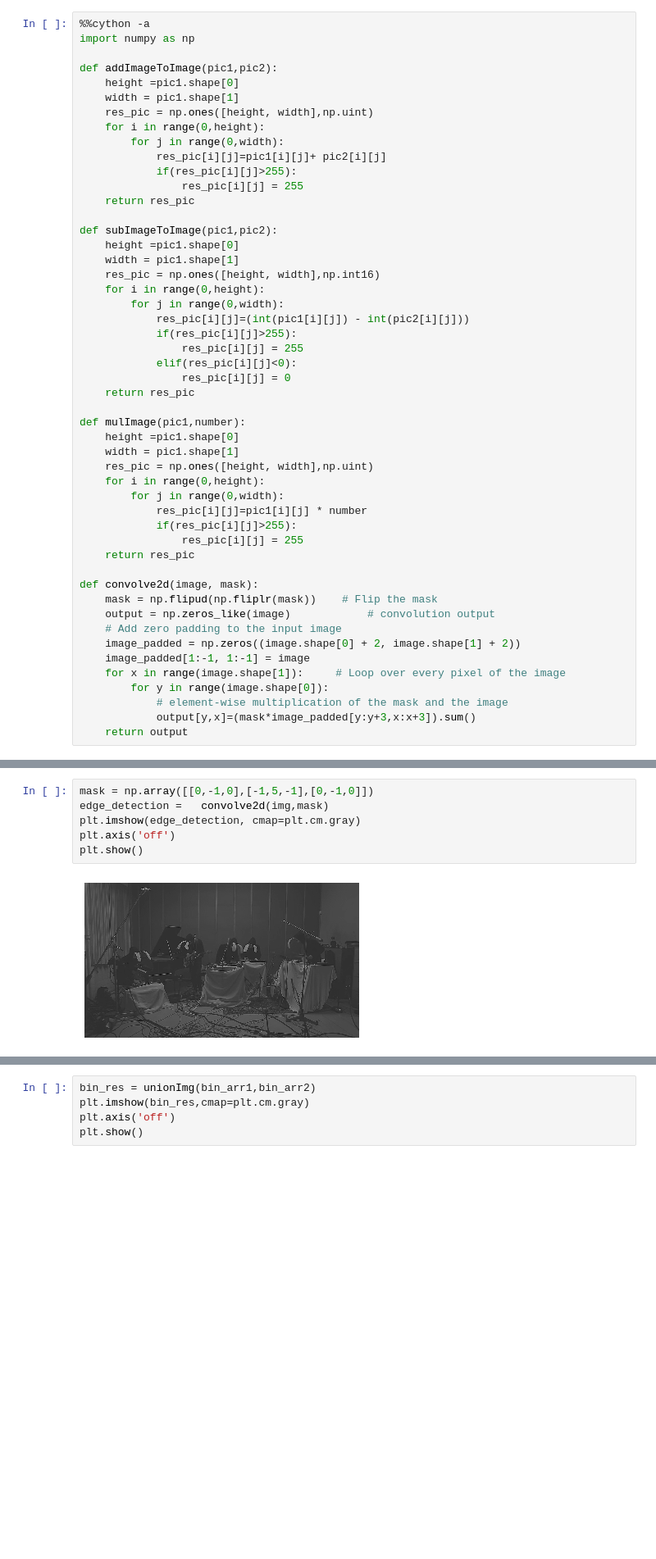
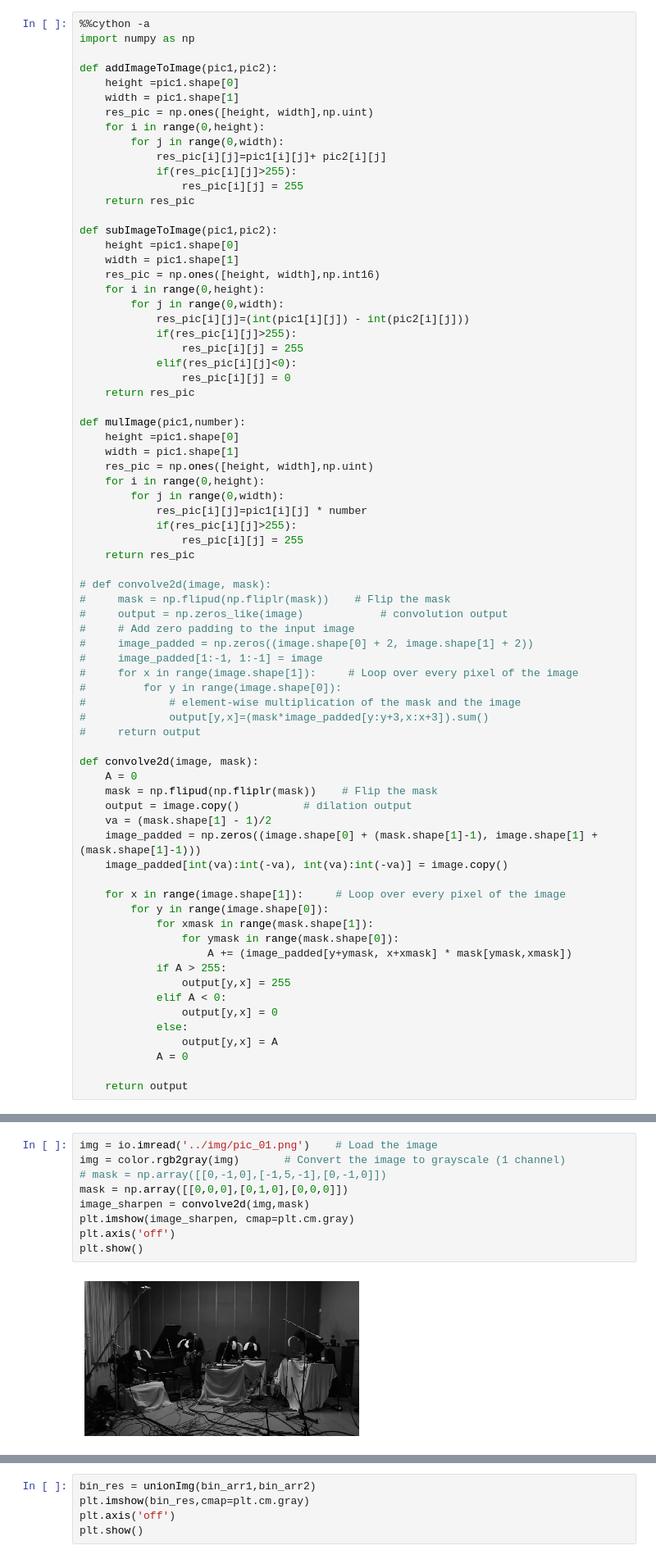
Before and after one commit to Izaird/Image-analisys, a Jupyter notebook: Practicas/Practica_03/IA_03_2012010743_MDIA.ipynb, the cells around one changed output, grey strips where cells are left out. Shown at 82% size. Cells and saved outputs as stored; diff of their text form; blank space fills up the shorter version.

```diff
--- a/Practicas/Practica_03/IA_03_2012010743_MDIA.ipynb
+++ b/Practicas/Practica_03/IA_03_2012010743_MDIA.ipynb
@@ -133,16 +133,39 @@ def mulImage(pic1,number):
                 res_pic[i][j] = 255
     return res_pic
 
+# def convolve2d(image, mask):
+#     mask = np.flipud(np.fliplr(mask))    # Flip the mask
+#     output = np.zeros_like(image)            # convolution output
+#     # Add zero padding to the input image
+#     image_padded = np.zeros((image.shape[0] + 2, image.shape[1] + 2))
+#     image_padded[1:-1, 1:-1] = image
+#     for x in range(image.shape[1]):     # Loop over every pixel of the image
+#         for y in range(image.shape[0]):
+#             # element-wise multiplication of the mask and the image
+#             output[y,x]=(mask*image_padded[y:y+3,x:x+3]).sum()
+#     return output
+
 def convolve2d(image, mask):
+    A = 0
     mask = np.flipud(np.fliplr(mask))    # Flip the mask
-    output = np.zeros_like(image)            # convolution output
-    # Add zero padding to the input image
-    image_padded = np.zeros((image.shape[0] + 2, image.shape[1] + 2))
-    image_padded[1:-1, 1:-1] = image
+    output = image.copy()          # dilation output
+    va = (mask.shape[1] - 1)/2
+    image_padded = np.zeros((image.shape[0] + (mask.shape[1]-1), image.shape[1] + (mask.shape[1]-1)))
+    image_padded[int(va):int(-va), int(va):int(-va)] = image.copy()
+
     for x in range(image.shape[1]):     # Loop over every pixel of the image
         for y in range(image.shape[0]):
-            # element-wise multiplication of the mask and the image
-            output[y,x]=(mask*image_padded[y:y+3,x:x+3]).sum()
+            for xmask in range(mask.shape[1]):
+                for ymask in range(mask.shape[0]):
+                    A += (image_padded[y+ymask, x+xmask] * mask[ymask,xmask])
+            if A > 255:
+                output[y,x] = 255
+            elif A < 0:
+                output[y,x] = 0
+            else:
+                output[y,x] = A
+            A = 0
+
     return output
 # %% [output]
 [interactive output not drawn]
@@ -165,13 +188,16 @@ plt.imshow(add_image,cmap=plt.cm.gray)
 <matplotlib.image.AxesImage at 0x...>
 [figure]
 # %%
-mask = np.array([[0,-1,0],[-1,5,-1],[0,-1,0]])
-edge_detection =   convolve2d(img,mask)
-plt.imshow(edge_detection, cmap=plt.cm.gray)
+img = io.imread('../img/pic_01.png')    # Load the image
+img = color.rgb2gray(img)       # Convert the image to grayscale (1 channel)
+# mask = np.array([[0,-1,0],[-1,5,-1],[0,-1,0]])
+mask = np.array([[0,0,0],[0,1,0],[0,0,0]])
+image_sharpen = convolve2d(img,mask)
+plt.imshow(image_sharpen, cmap=plt.cm.gray)
 plt.axis('off')
 plt.show()
 # %% [output]
-[figure, old version]
+[figure, new version]
 # %%
 mask = np.array([[-1,-1,-1],[-1,8,-1],[-1,-1,-1]])
 edge_detection =   convolve2d(img,mask)
```
Also changed, not shown: parts of 2 cells of this notebook.
